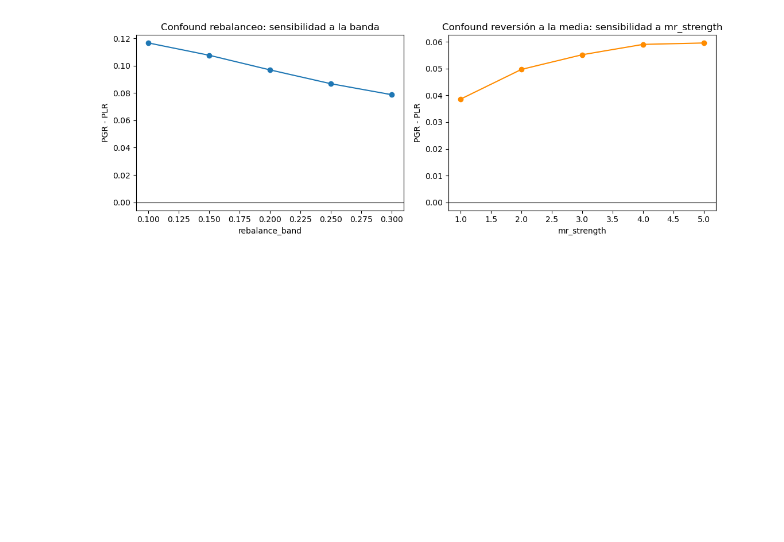
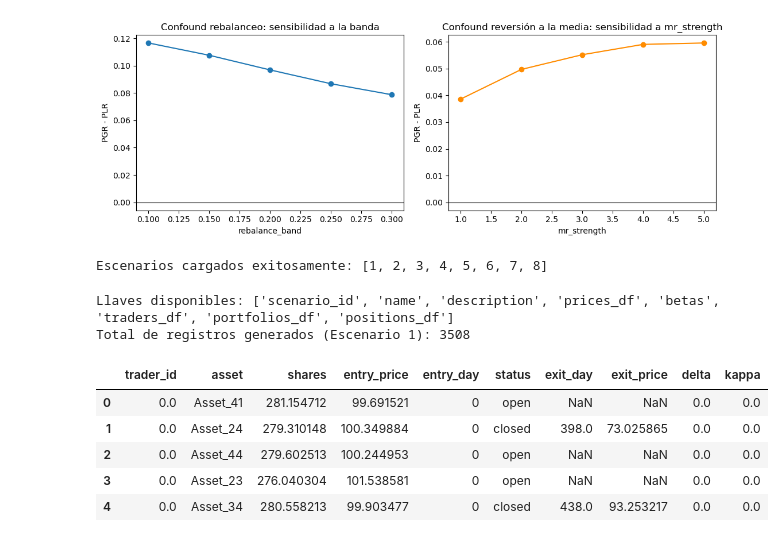
Before and after one commit to perezvic20067/behavioral-finance, a Jupyter notebook: notebooks/pruebas.ipynb, the cells around one changed output. Saved outputs shown, nothing was run; the diff lists cells and outputs as text; code cells hidden in the pictures; blank space fills up the shorter version.

Commit message:
ejecución completa de los 8 escenarios en pruebas.ipynb

```diff
--- a/notebooks/pruebas.ipynb
+++ b/notebooks/pruebas.ipynb
@@ -154,3 +154,38 @@ axes[1].set_title('Confound reversión a la media: sensibilidad a mr_strength')
 plt.tight_layout(); plt.show()
 # %% [output]
 [figure]
+# %%
+import os
+import sys
+
+# Agrega la raíz del proyecto a las rutas de búsqueda de Python
+sys.path.append(os.path.abspath(".."))
+
+from src.scenarios import SCENARIOS, run_scenario, run_all_scenarios
+
+print("Escenarios cargados exitosamente:", list(SCENARIOS.keys()))
+# %% [output]
+Escenarios cargados exitosamente: [1, 2, 3, 4, 5, 6, 7, 8]
+# %%
+# se ejecuta un escenario individual para definir 'resultado'
+resultado = run_scenario(scenario_id=1, n_traders=200, n_assets=50, n_days=500)
+
+# 2.se inspeccionan las llaves de 'resultado'
+print("Llaves disponibles:", list(resultado.keys()))
+
+# se extrae el DataFrame de posiciones
+df_posiciones = resultado['positions_df']
+print("Total de registros generados (Escenario 1):", len(df_posiciones))
+display(df_posiciones.head())
+
+# 4. ejecutar todos los escenarios
+resultados = run_all_scenarios(n_traders=200, n_assets=50, n_days=500)
+# %% [output]
+Llaves disponibles: ['scenario_id', 'name', 'description', 'prices_df', 'betas', 'traders_df', 'portfolios_df', 'positions_df']
+Total de registros generados (Escenario 1): 3508
+|  | trader_id | asset | shares | entry_price | entry_day | status | exit_day | exit_price | delta | kappa |
+| 0 | 0.0 | Asset_41 | 281.154712 | 99.691521 | 0 | open | NaN | NaN | 0.0 | 0.0 |
+| 1 | 0.0 | Asset_24 | 279.310148 | 100.349884 | 0 | closed | 398.0 | 73.025865 | 0.0 | 0.0 |
+| 2 | 0.0 | Asset_44 | 279.602513 | 100.244953 | 0 | open | NaN | NaN | 0.0 | 0.0 |
+| 3 | 0.0 | Asset_23 | 276.040304 | 101.538581 | 0 | open | NaN | NaN | 0.0 | 0.0 |
+| 4 | 0.0 | Asset_34 | 280.558213 | 99.903477 | 0 | closed | 438.0 | 93.253217 | 0.0 | 0.0 |
```
Also changed, not shown: parts of 2 cells of this notebook.
